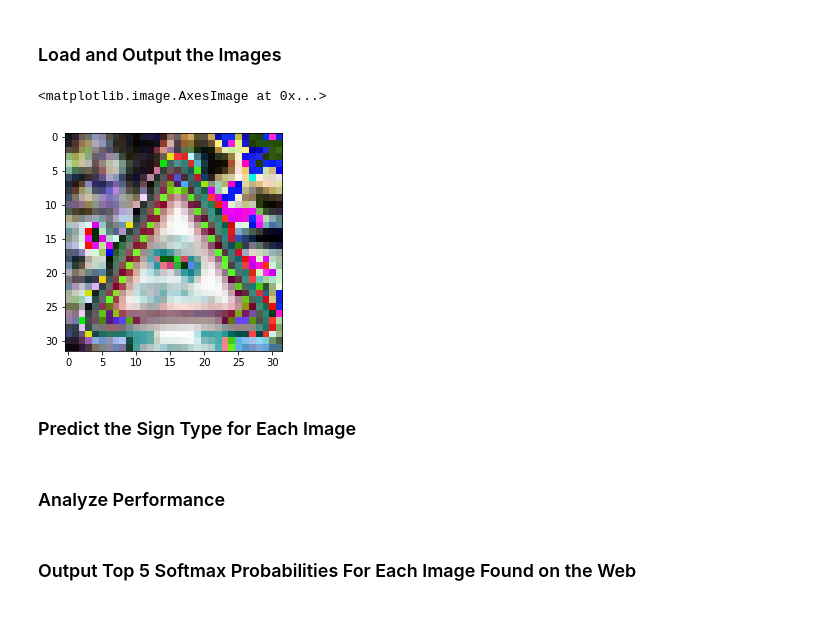
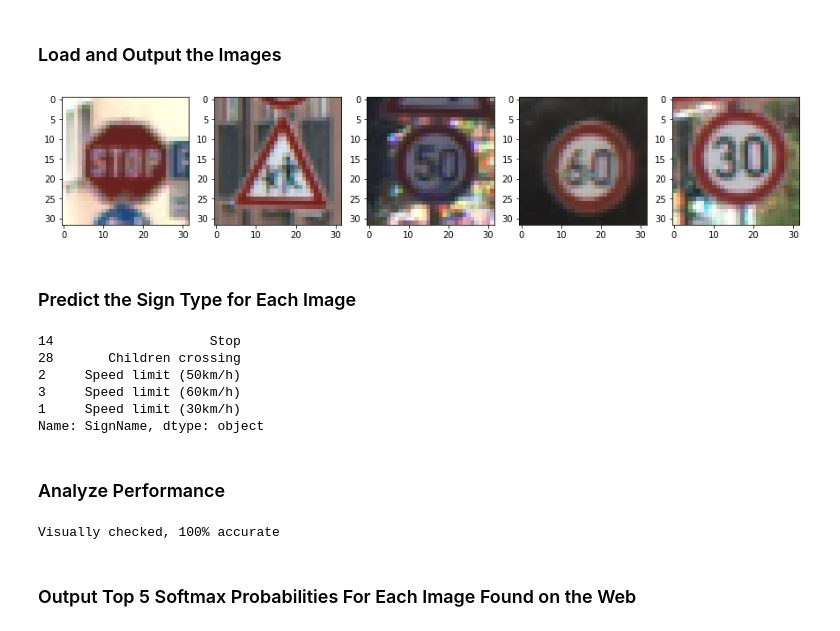
Before and after one commit to lissue/trafficsigns, a Jupyter notebook: Traffic_Sign_Classifier.ipynb, the cells around one changed output. Saved outputs shown, nothing was run; the diff lists cells and outputs as text; code cells hidden in the pictures.

```diff
--- a/Traffic_Sign_Classifier.ipynb
+++ b/Traffic_Sign_Classifier.ipynb
@@ -364,28 +391,70 @@ To give yourself more insight into how your model is working, download at least
 You may find `signnames.csv` useful as it contains mappings from the class id (integer) to the actual sign name.
 # %% [markdown]
 ### Load and Output the Images
-# %%
-### Load the images and plot them here.
-### Feel free to use as many code cells as needed.
-%matplotlib inline
-
-index = 1000
-image = X_train[index].squeeze()
-plt.imshow(image)
-# %% [output]
-<matplotlib.image.AxesImage at 0x...>
-[figure, removed]
+# %%
+### Load the images and plot them here.
+### Feel free to use as many code cells as needed.
+%matplotlib inline
+
+### From the online test portion of GTSRB
+img1 = plt.imread('00009.ppm')
+img1 = cv2.resize(img1,(32,32))
+img2 = plt.imread('00010.ppm')
+img2 = cv2.resize(img2,(32,32))
+img3 = plt.imread('00015.ppm')
+img3 = cv2.resize(img3,(32,32))
+img4 = plt.imread('00005.ppm')
+img4 = cv2.resize(img4,(32,32))
+img5 = plt.imread('00068.ppm')
+img5 = cv2.resize(img5,(32,32))
+
+plt.figure(figsize=(15,10))
+plt.subplot(1,5,1)
+plt.imshow(img1)
+plt.subplot(1,5,2)
+plt.imshow(img2)
+plt.subplot(1,5,3)
+plt.imshow(img3)
+plt.subplot(1,5,4)
+plt.imshow(img4)
+plt.subplot(1,5,5)
+plt.imshow(img5)
+plt.savefig('testimages.png')
+# %% [output]
+[figure, added]
 # %% [markdown]
 ### Predict the Sign Type for Each Image
 # %%
 ### Run the predictions here and use the model to output the prediction for each image.
 ### Make sure to pre-process the images with the same pre-processing pipeline used earlier.
 ### Feel free to use as many code cells as needed.
+my_test = np.uint8(np.zeros((5,32,32,3)))
+my_test[0]=img1
+my_test[1]=img2
+my_test[2]=img3
+my_test[3]=img4
+my_test[4]=img5
+
+with tf.Session() as sess:
+    saver.restore(sess, tf.train.latest_checkpoint('.'))
+    pred_sign = sess.run(tf.argmax(logits, 1), feed_dict={x: my_test, keep_prob: 1.0})
+
+    print(signnames.SignName[pred_sign])
+# %% [output]
+14                    Stop
+28       Children crossing
+2     Speed limit (50km/h)
+3     Speed limit (60km/h)
+1     Speed limit (30km/h)
+Name: SignName, dtype: object
 # %% [markdown]
 ### Analyze Performance
 # %%
 ### Calculate the accuracy for these 5 new images.
 ### For example, if the model predicted 1 out of 5 signs correctly, it's 20% accurate on these new images.
+print("Visually checked, 100% accurate")
+# %% [output]
+Visually checked, 100% accurate
 # %% [markdown]
 ### Output Top 5 Softmax Probabilities For Each Image Found on the Web
 # %% [markdown]
```
Also changed, not shown: parts of 7 cells of this notebook.
